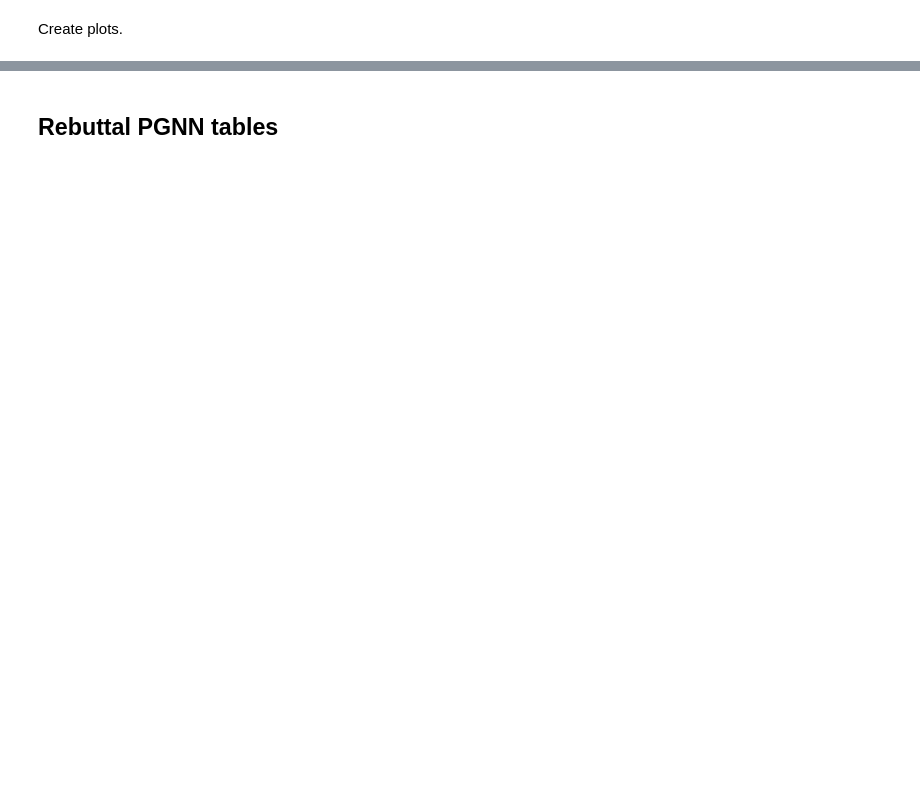
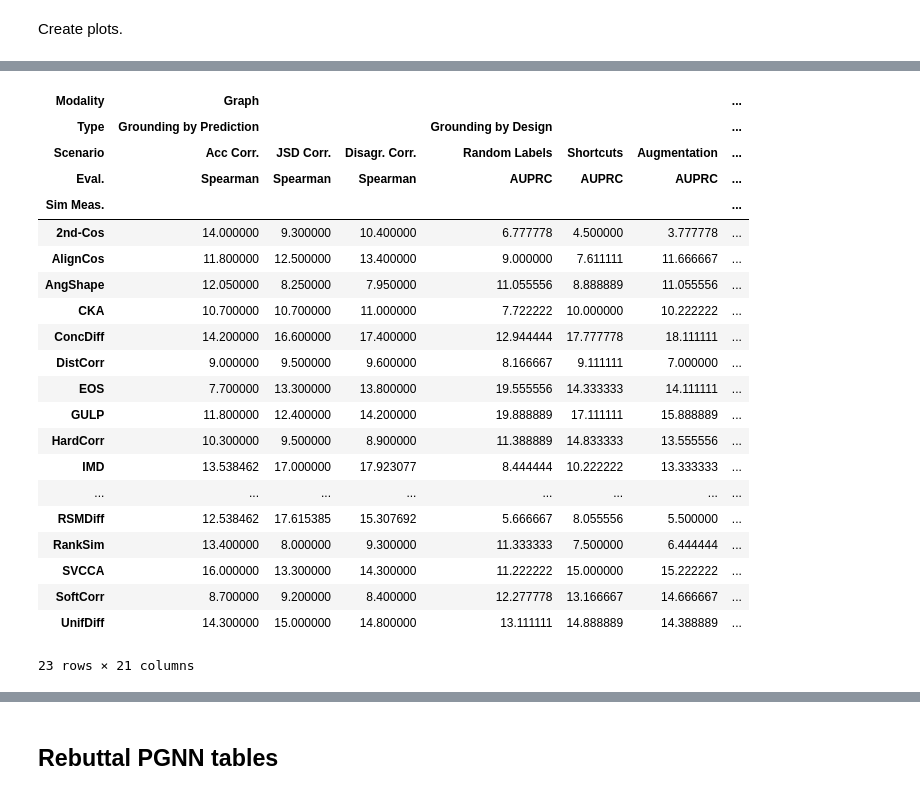
Before and after one commit to TaWald/similaritybench, a Jupyter notebook: tables_and_plots.ipynb, the cells around one changed output, grey strips where cells are left out. Drawn from its saved outputs; the diff is of its cells as text; code cells hidden in the pictures; blank space fills up the shorter version.

```diff
--- a/tables_and_plots.ipynb
+++ b/tables_and_plots.ipynb
@@ -637,0 +994,44 @@ for mod in plot_data.Modality.unique():
+# %%
+plot_data = pd.merge(data, avg_ranks).sort_values(by=["med_rank"])
+plot_data.loc[plot_data.Scenario.isin(["Acc Corr.", "JSD Corr.", "Disagr. Corr."]), "Type"] = "Grounding by Prediction"
+plot_data.loc[plot_data.Scenario.isin(["Random Labels", "Shortcuts", "Augmentation", "Layer Mono."]), "Type"] = (
+        "Grounding by Design"
+    )
+column_order = ["Acc Corr.", "JSD Corr.", "Disagr. Corr.", "Random Labels", "Shortcuts", "Augmentation", "Layer Mono."]
+
+# -------------------------------------------
+# Create pivot with mean ranks. The values are converted to string for combination with stddev
+pivot = pd.pivot_table(
+    plot_data,
+    index="Sim Meas.",
+    columns=["Modality", "Type", "Scenario", "Eval."],
+    values="rank",
+    aggfunc="mean",
+)
+pivot = pivot.sort_values(by="Sim Meas.")
+pivot = pivot.reindex(column_order, axis="columns", level="Scenario")
+pivot = pivot.reindex(["Grounding by Prediction", "Grounding by Design"], axis="columns", level="Type")
+pivot
+# %% [output]
+| Modality | Graph |  |  |  |  |  | ... |
+| Type | Grounding by Prediction |  |  | Grounding by Design |  |  | ... |
+| Scenario | Acc Corr. | JSD Corr. | Disagr. Corr. | Random Labels | Shortcuts | Augmentation | ... |
+| Eval. | Spearman | Spearman | Spearman | AUPRC | AUPRC | AUPRC | ... |
+| Sim Meas. |  |  |  |  |  |  | ... |
+| 2nd-Cos | 14.000000 | 9.300000 | 10.400000 | 6.777778 | 4.500000 | 3.777778 | ... |
+| AlignCos | 11.800000 | 12.500000 | 13.400000 | 9.000000 | 7.611111 | 11.666667 | ... |
+| AngShape | 12.050000 | 8.250000 | 7.950000 | 11.055556 | 8.888889 | 11.055556 | ... |
+| CKA | 10.700000 | 10.700000 | 11.000000 | 7.722222 | 10.000000 | 10.222222 | ... |
+| ConcDiff | 14.200000 | 16.600000 | 17.400000 | 12.944444 | 17.777778 | 18.111111 | ... |
+| DistCorr | 9.000000 | 9.500000 | 9.600000 | 8.166667 | 9.111111 | 7.000000 | ... |
+| EOS | 7.700000 | 13.300000 | 13.800000 | 19.555556 | 14.333333 | 14.111111 | ... |
+| GULP | 11.800000 | 12.400000 | 14.200000 | 19.888889 | 17.111111 | 15.888889 | ... |
+| HardCorr | 10.300000 | 9.500000 | 8.900000 | 11.388889 | 14.833333 | 13.555556 | ... |
+| IMD | 13.538462 | 17.000000 | 17.923077 | 8.444444 | 10.222222 | 13.333333 | ... |
+| ... | ... | ... | ... | ... | ... | ... | ... |
+| RSMDiff | 12.538462 | 17.615385 | 15.307692 | 5.666667 | 8.055556 | 5.500000 | ... |
+| RankSim | 13.400000 | 8.000000 | 9.300000 | 11.333333 | 7.500000 | 6.444444 | ... |
+| SVCCA | 16.000000 | 13.300000 | 14.300000 | 11.222222 | 15.000000 | 15.222222 | ... |
+| SoftCorr | 8.700000 | 9.200000 | 8.400000 | 12.277778 | 13.166667 | 14.666667 | ... |
+| UnifDiff | 14.300000 | 15.000000 | 14.800000 | 13.111111 | 14.888889 | 14.388889 | ... |
+23 rows × 21 columns
```
Also changed, not shown: parts of 21 cells of this notebook, 1 other file.
